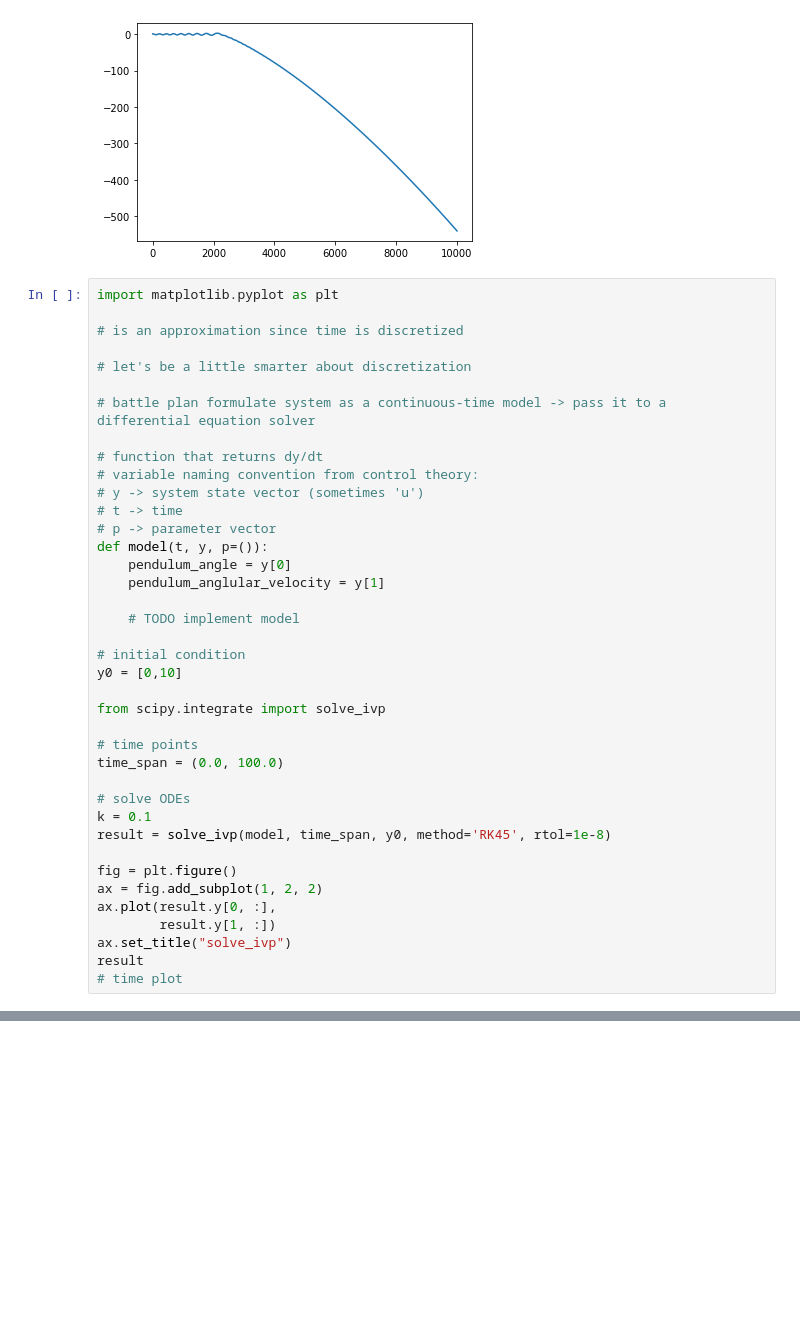
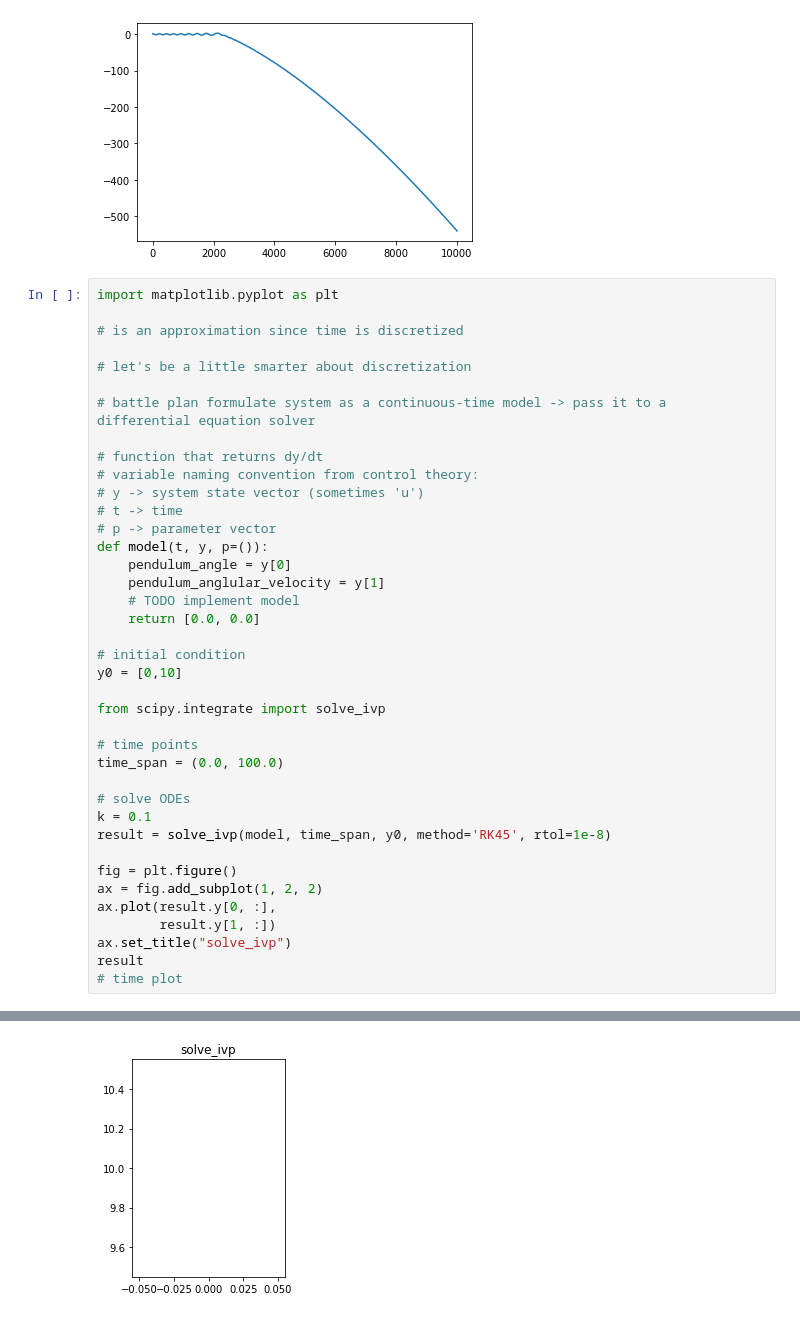
Before and after one commit to HassoPlattnerInstituteHCI/Algorithmic-Folding, a Jupyter notebook: linkage_simulation_diffeq.ipynb, the cells around one changed output, grey strips where cells are left out. Cells and saved outputs as stored; diff of their text form; blank space fills up the shorter version.

```diff
--- a/linkage_simulation_diffeq.ipynb
+++ b/linkage_simulation_diffeq.ipynb
@@ -181,8 +177,8 @@ import matplotlib.pyplot as plt
 def model(t, y, p=()):
     pendulum_angle = y[0]
     pendulum_anglular_velocity = y[1]
-
     # TODO implement model
+    return [0.0, 0.0]
 
 # initial condition
 y0 = [0,10]
@@ -208,3 +217,4 @@ KeyboardInterrupt:
+[figure, added]
 # %%
 # @Lukas TODO put it on the repo in seperate file
 from scipy.integrate import solve_ivp
```
Also changed, not shown: parts of 12 cells of this notebook.
